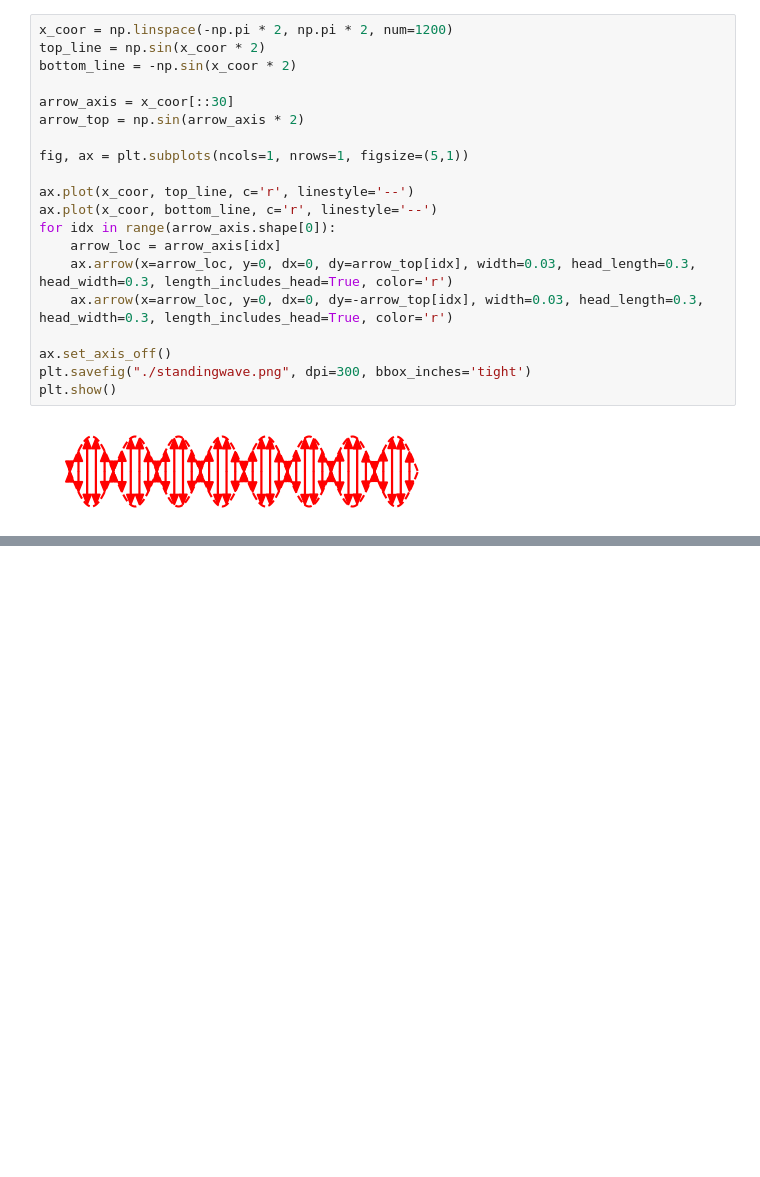
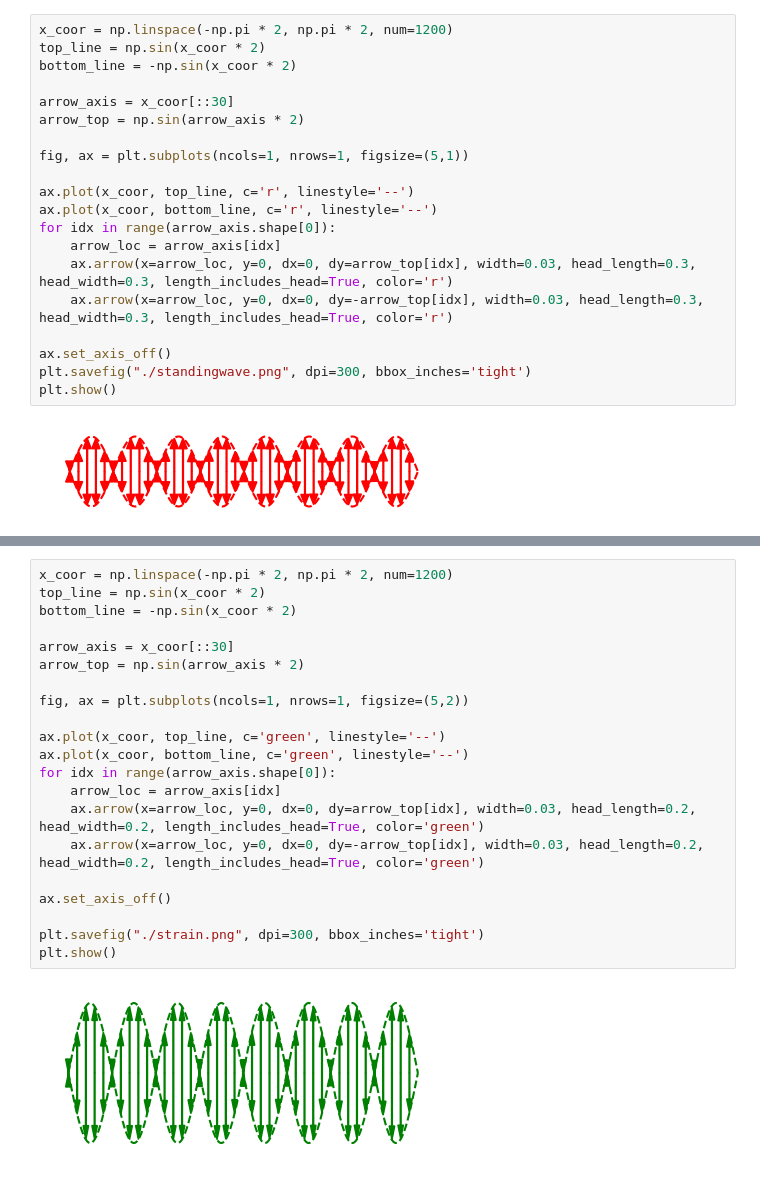
Before and after one commit to haoyuanli93/XRaySimulation2, a Jupyter notebook: Projects/L10237/dynamical_diffraction_theory/vectors.ipynb, the cells around one changed output, grey strips where cells are left out. Drawn from its saved outputs; the diff is of its cells as text; blank space fills up the shorter version.

```diff
--- a/Projects/L10237/dynamical_diffraction_theory/vectors.ipynb
+++ b/Projects/L10237/dynamical_diffraction_theory/vectors.ipynb
@@ -333,0 +368,23 @@ plt.show()
+# %%
+x_coor = np.linspace(-np.pi * 2, np.pi * 2, num=1200)
+top_line = np.sin(x_coor * 2)
+bottom_line = -np.sin(x_coor * 2)
+
+arrow_axis = x_coor[::30]
+arrow_top = np.sin(arrow_axis * 2)
+
+fig, ax = plt.subplots(ncols=1, nrows=1, figsize=(5,2))
+
+ax.plot(x_coor, top_line, c='green', linestyle='--')
+ax.plot(x_coor, bottom_line, c='green', linestyle='--')
+for idx in range(arrow_axis.shape[0]):
+    arrow_loc = arrow_axis[idx]
+    ax.arrow(x=arrow_loc, y=0, dx=0, dy=arrow_top[idx], width=0.03, head_length=0.2, head_width=0.2, length_includes_head=True, color='green')
+    ax.arrow(x=arrow_loc, y=0, dx=0, dy=-arrow_top[idx], width=0.03, head_length=0.2, head_width=0.2, length_includes_head=True, color='green')
+
+ax.set_axis_off()
+
+plt.savefig("./strain.png", dpi=300, bbox_inches='tight')
+plt.show()
+# %% [output]
+[figure, added]
```
Also changed, not shown: parts of 6 cells of this notebook, 16 other files.
